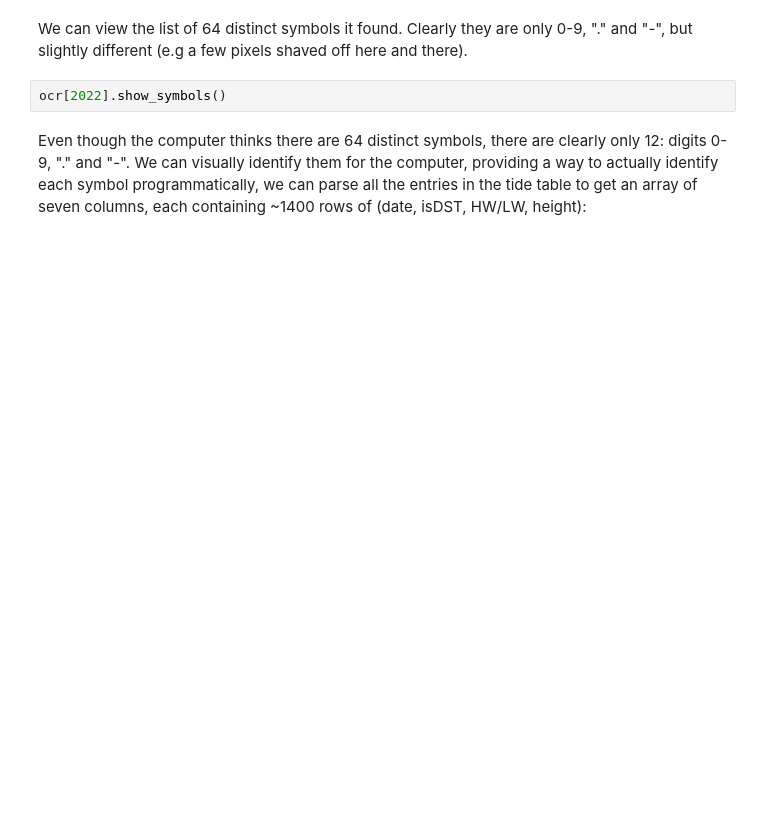
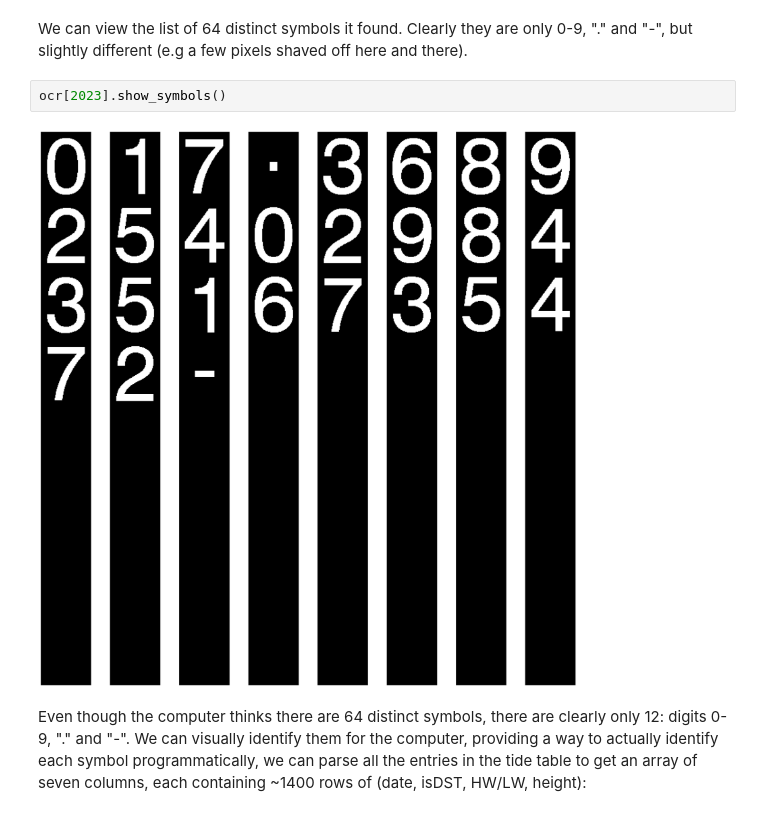
Before and after one commit to makestuff/tides-ocr, a Jupyter notebook: dev_ocr.ipynb, the cells around one changed output. Cells and saved outputs as stored; diff of their text form; blank space fills up the shorter version.

```diff
--- a/dev_ocr.ipynb
+++ b/dev_ocr.ipynb
@@ -25,7 +101,9 @@ for y in ocr.keys():
 # %% [markdown]
 We can view the list of 64 distinct symbols it found. Clearly they are only 0-9, "." and "-", but slightly different (e.g a few pixels shaved off here and there).
 # %%
-ocr[2022].show_symbols()
+ocr[2023].show_symbols()
+# %% [output]
+[figure, added]
 # %% [markdown]
 Even though the computer thinks there are 64 distinct symbols, there are clearly only 12: digits 0-9, "." and "-". We can visually identify them for the computer, providing a way to actually identify each symbol programmatically, we can parse all the entries in the tide table to get an array of seven columns, each containing ~1400 rows of (date, isDST, HW/LW, height):
 # %%
```
Also changed, not shown: parts of 11 cells of this notebook, 3 other files.
